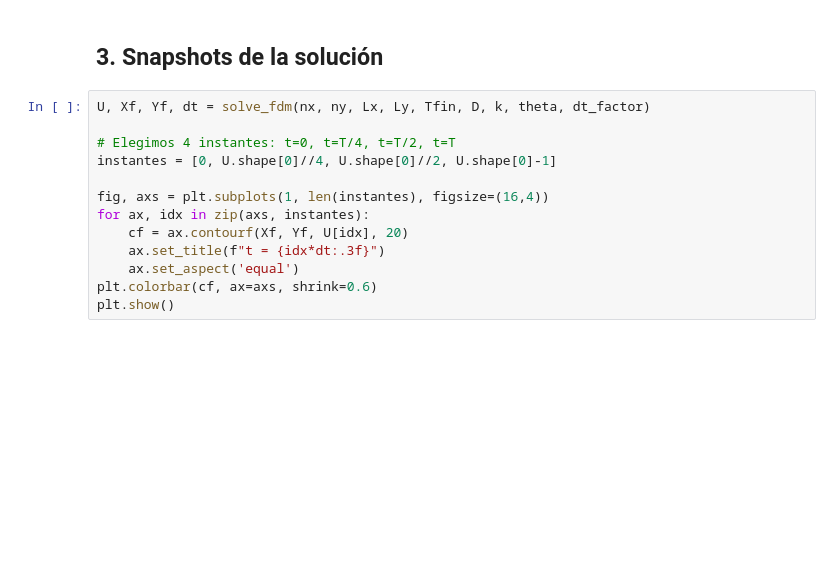
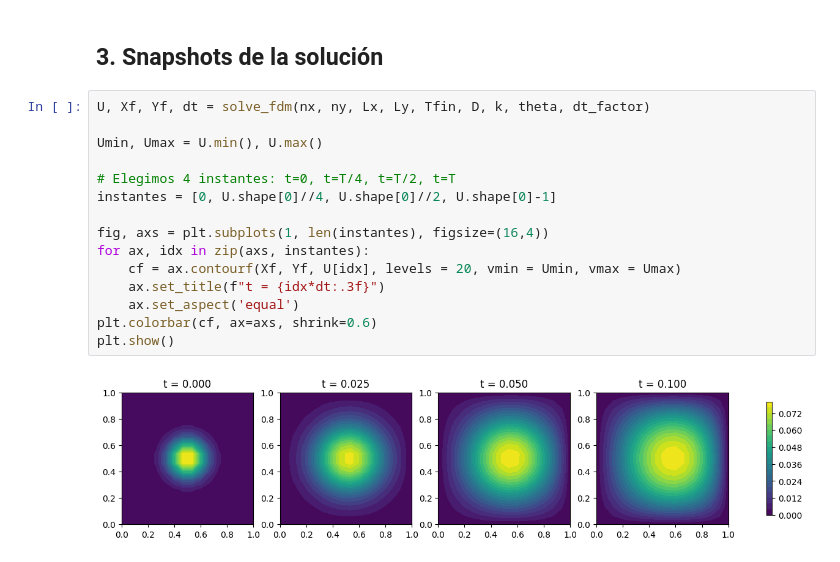
Before and after one commit to EDP-2025/adv-diff-reac, a Jupyter notebook: notebooks/demo_fdm.ipynb, the cells around one changed output. Cells and saved outputs as stored; diff of their text form; blank space fills up the shorter version.

Commit message:
Arreglo escala de colores en contourf para mostrar decaimiento de la onda

```diff
--- a/notebooks/demo_fdm.ipynb
+++ b/notebooks/demo_fdm.ipynb
@@ -66,14 +85,18 @@ print("\nPrimeros 10 valores de F0:", F0[:10])
 ## 3. Snapshots de la solución
 # %%
 U, Xf, Yf, dt = solve_fdm(nx, ny, Lx, Ly, Tfin, D, k, theta, dt_factor)
+
+Umin, Umax = U.min(), U.max()
 
 # Elegimos 4 instantes: t=0, t=T/4, t=T/2, t=T
 instantes = [0, U.shape[0]//4, U.shape[0]//2, U.shape[0]-1]
 
 fig, axs = plt.subplots(1, len(instantes), figsize=(16,4))
 for ax, idx in zip(axs, instantes):
-    cf = ax.contourf(Xf, Yf, U[idx], 20)
+    cf = ax.contourf(Xf, Yf, U[idx], levels = 20, vmin = Umin, vmax = Umax)
     ax.set_title(f"t = {idx*dt:.3f}")
     ax.set_aspect('equal')
 plt.colorbar(cf, ax=axs, shrink=0.6)
 plt.show()
+# %% [output]
+[figure, added]
```
Also changed, not shown: parts of 2 cells of this notebook, 2 other files.
